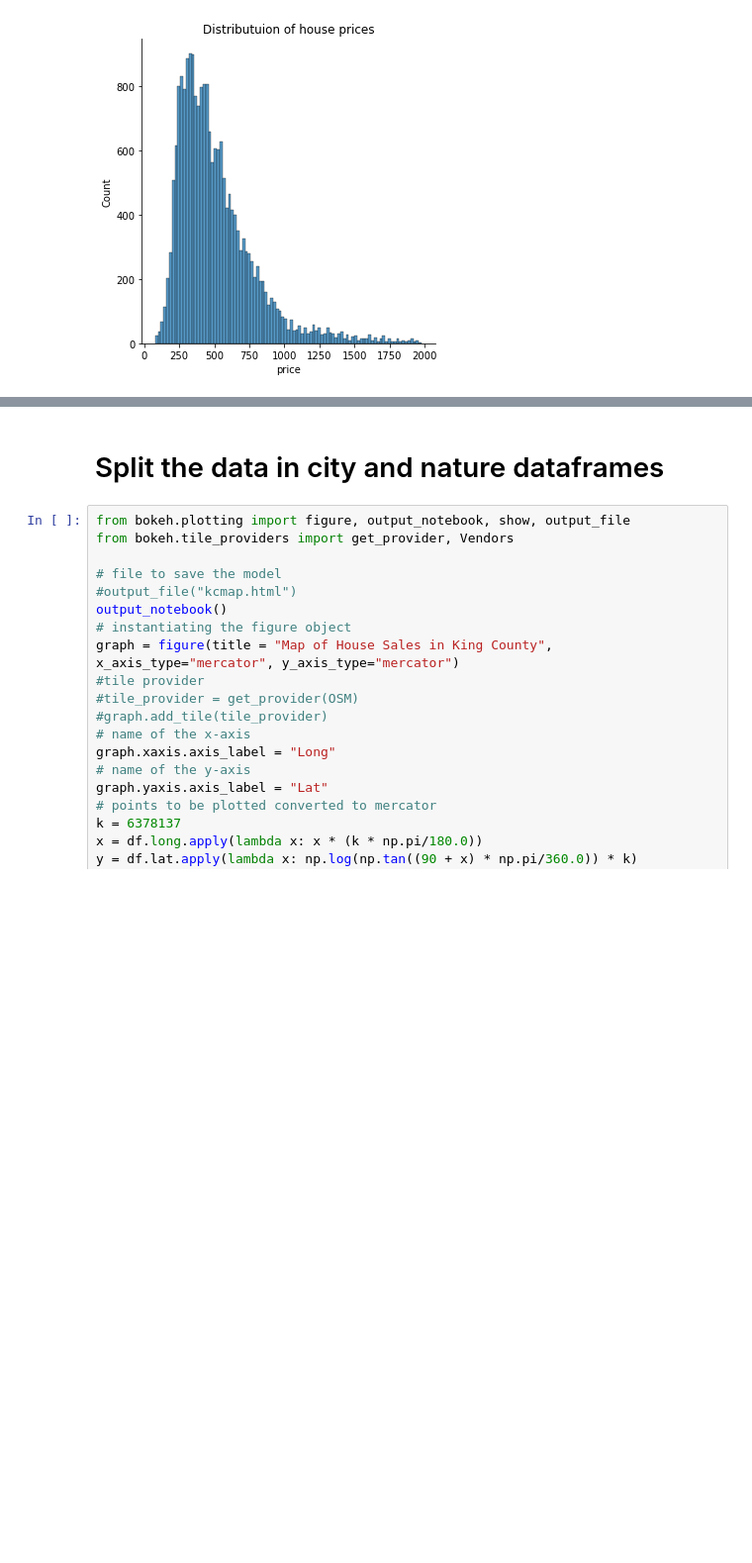
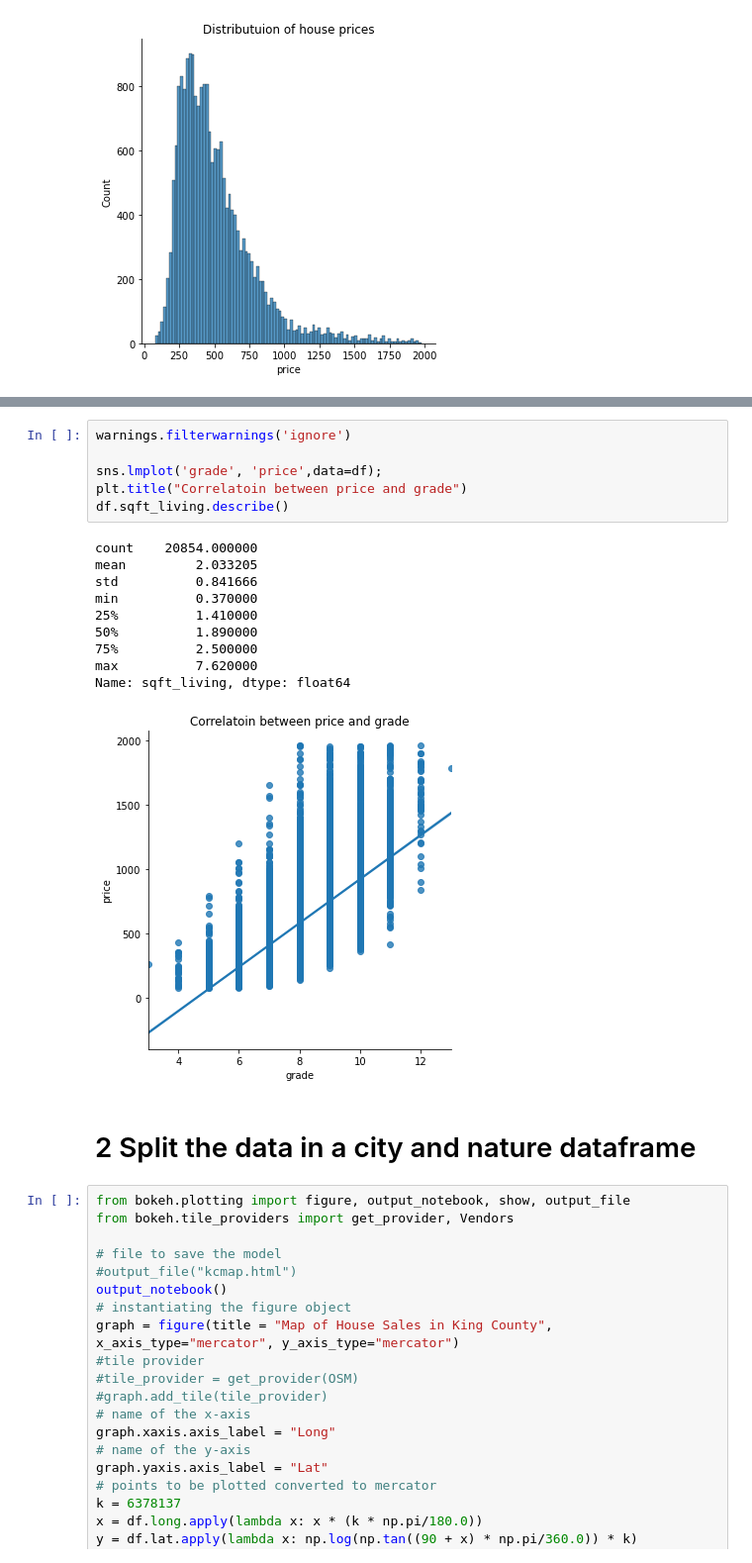
Before and after one commit to kevintomas1995/Kingcounty_EDA, a Jupyter notebook: final_EDA.ipynb, the cells around one changed output, grey strips where cells are left out. Shown at 99% size. Drawn from its saved outputs; the diff is of its cells as text; blank space fills up the shorter version.

```diff
--- a/final_EDA.ipynb
+++ b/final_EDA.ipynb
@@ -159,5 +174,22 @@ Name: sqft_living, dtype: float64
+# %%
+warnings.filterwarnings('ignore')
+
+sns.lmplot('grade', 'price',data=df);
+plt.title("Correlatoin between price and grade")
+df.sqft_living.describe()
+# %% [output]
+count    20854.000000
+mean         2.033205
+std          0.841666
+min          0.370000
+25%          1.410000
+50%          1.890000
+75%          2.500000
+max          7.620000
+Name: sqft_living, dtype: float64
+[figure, added]
 # %% [markdown]
-# Split the data in city and nature dataframes
+# 2    Split the data in a city and nature dataframe
 # %%
 from bokeh.plotting import figure, output_notebook, show, output_file
 from bokeh.tile_providers import get_provider, Vendors
```
Also changed, not shown: parts of 79 cells of this notebook, 1 other file.
